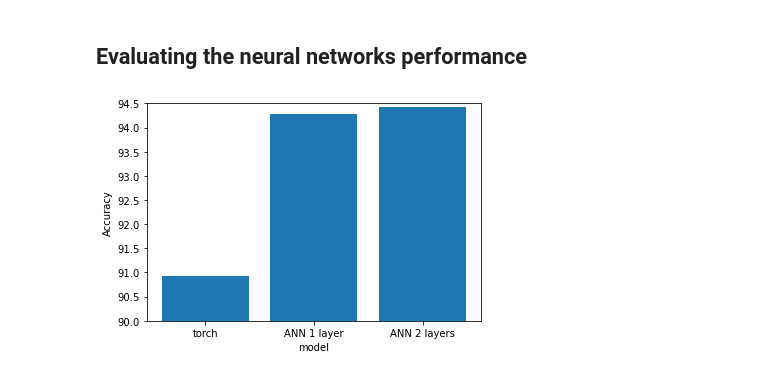
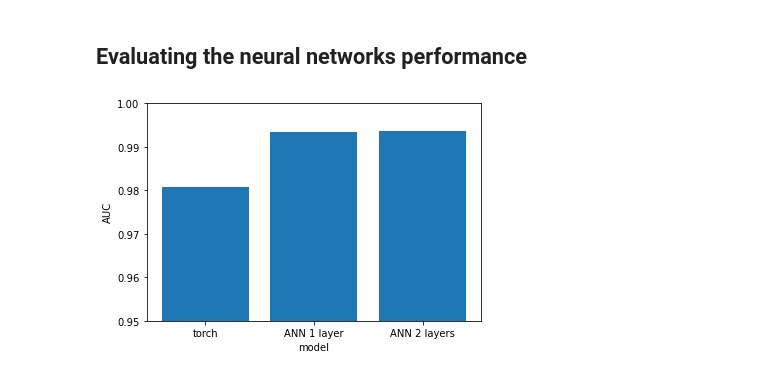
Before and after one commit to hilakhadad/ANN, a Jupyter notebook: ANN.ipynb, the cells around one changed output. Drawn from its saved outputs; the diff is of its cells as text; code cells hidden in the pictures.

Commit message:
fixed graph from accuracy to auc

```diff
--- a/ANN.ipynb
+++ b/ANN.ipynb
@@ -618,8 +636,8 @@ def train(model, X_train, y_train, X_valid, y_valid, num_epochs,
             model.bias_out -= learning_rate * d_loss__d_b_out
 
         #### Epoch Logging ####
-        train_mse, train_acc = compute_mse_and_acc(model, X_train, y_train)
-        valid_mse, valid_acc = compute_mse_and_acc(model, X_valid, y_valid)
+        train_mse, train_acc, _ = compute_mse_and_acc(model, X_train, y_train)
+        valid_mse, valid_acc, _ = compute_mse_and_acc(model, X_valid, y_valid)
         train_acc, valid_acc = train_acc*100, valid_acc*100
         epoch_train_acc.append(train_acc)
         epoch_valid_acc.append(valid_acc)
@@ -655,7 +673,7 @@ Epoch: 048/050 | Train MSE: 0.01 | Train Acc: 95.32% | Valid Acc: 94.40%
 Epoch: 049/050 | Train MSE: 0.01 | Train Acc: 95.35% | Valid Acc: 94.58%
 Epoch: 050/050 | Train MSE: 0.01 | Train Acc: 95.43% | Valid Acc: 94.66%
 # %%
-test_mse_ANN, test_acc_ANN = compute_mse_and_acc(model, X_test, y_test)
+test_mse_ANN, test_acc_ANN, test_auc_ANN = compute_mse_and_acc(model, X_test, y_test)
 print(f'Test accuracy: {test_acc_ANN*100:.2f}%')
 # %% [output]
 Test accuracy: 94.42%
@@ -712,6 +730,7 @@ example_data.dtype
 # %% [output]
 torch.float32
 # %%
+from sklearn.metrics import roc_auc_score
 import torch.nn as nn
 import torch.nn.functional as F
 import torch.optim as optim
@@ -725,7 +744,7 @@ class Net(nn.Module):
     def forward(self, x):
         x = x.view(-1, 28*28)
         x = self.fc1(x)
-        x = F.sigmoid(self.final(x))
+        x = torch.sigmoid(self.final(x))
         return F.log_softmax(x)
 
 network = Net()
@@ -755,9 +774,14 @@ def test():
   network.eval()
   test_loss = 0
   correct = 0
+
+  y_true = np.array([])
+  y_score = np.empty((1, 10))
   with torch.no_grad():
     for data, target in test_loader:
+      y_true = np.concatenate((y_true, target.numpy()))
       output = network(data)
+      y_score = np.concatenate((y_score, F.softmax(output).numpy()))
       test_loss += F.nll_loss(output, target, size_average=False).item()
       pred = output.data.max(1, keepdim=True)[1]
       correct += pred.eq(target.data.view_as(pred)).sum()
@@ -767,12 +791,16 @@ def test():
   print('\nTest set: Avg. loss: {:.4f}, Accuracy: {}/{} ({:.2f}%)\n'.format(
     test_loss, correct, len(test_loader.dataset),
     test_acc_torch))
-  return test_acc_torch
+  y_score = y_score[1:]
+  macro_auc = roc_auc_score(y_true, y_score, multi_class='ovr')
+  return test_acc_torch, macro_auc
 # %%
-test_acc_torch = test()
+test_acc_torch, _ = test()
 for epoch in range(1, n_epochs + 1):
   train(epoch)
-  test_acc_torch = test()
+  test_acc_torch, macro_auc = test()
+test_auc_torch = macro_auc
+print(test_auc_torch)
 # %% [output]
 Test set: Avg. loss: 2.3044, Accuracy: 2682/21000 (12.77%)
 
@@ -796,12 +976,12 @@ Test set: Avg. loss: 1.5517, Accuracy: 19095/21000 (90.93%)
 # %% [markdown]
 ## Evaluating the neural networks performance
 # %%
-results = [test_acc_torch, test_acc_1_layer_ANN*100, test_acc_ANN*100]
+results = [test_auc_torch, test_auc_1_layer_ANN, test_auc_ANN]
 models_names = ["torch", "ANN 1 layer", "ANN 2 layers"]
 plt.bar(models_names, results)
-plt.ylabel('Accuracy')
+plt.ylabel('AUC')
 plt.xlabel('model')
-plt.ylim(90, 94.5)
+plt.ylim(0.95, 1)
 plt.show()
 # %% [output]
-[figure, old version]
+[figure, new version]
```
Also changed, not shown: parts of 7 cells of this notebook.
